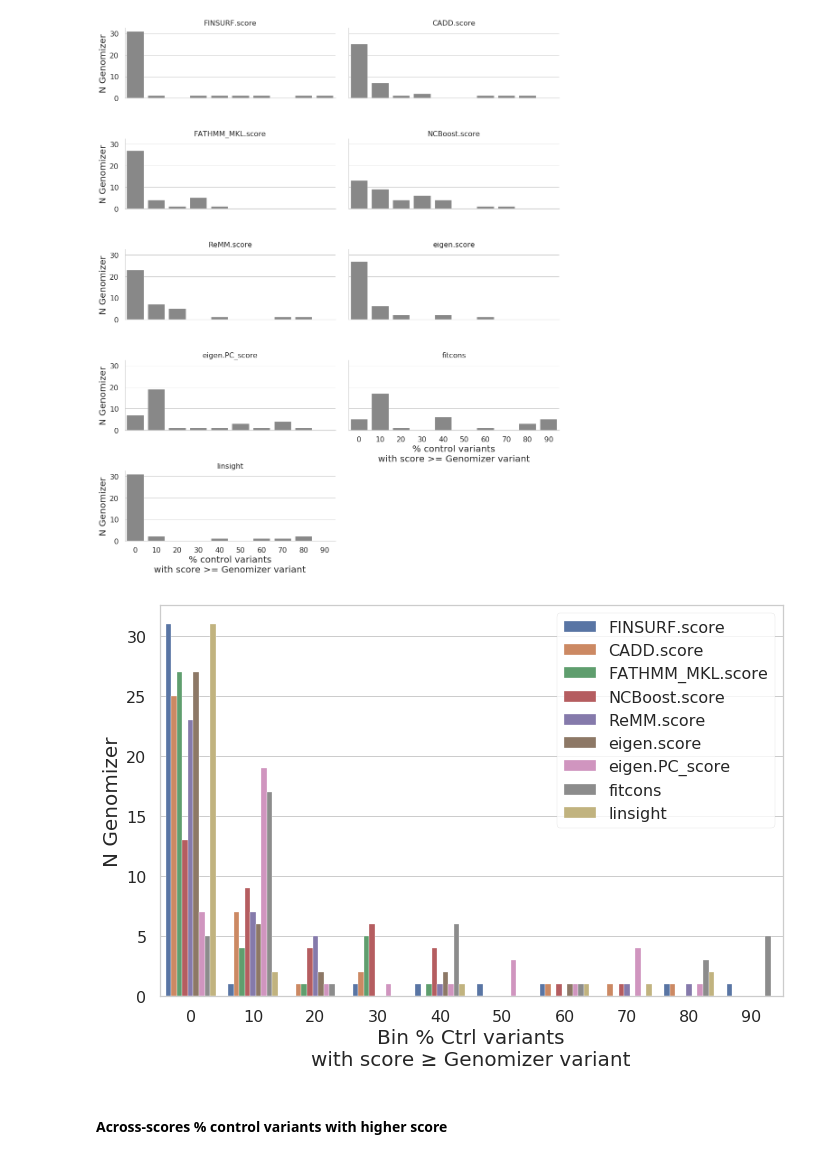
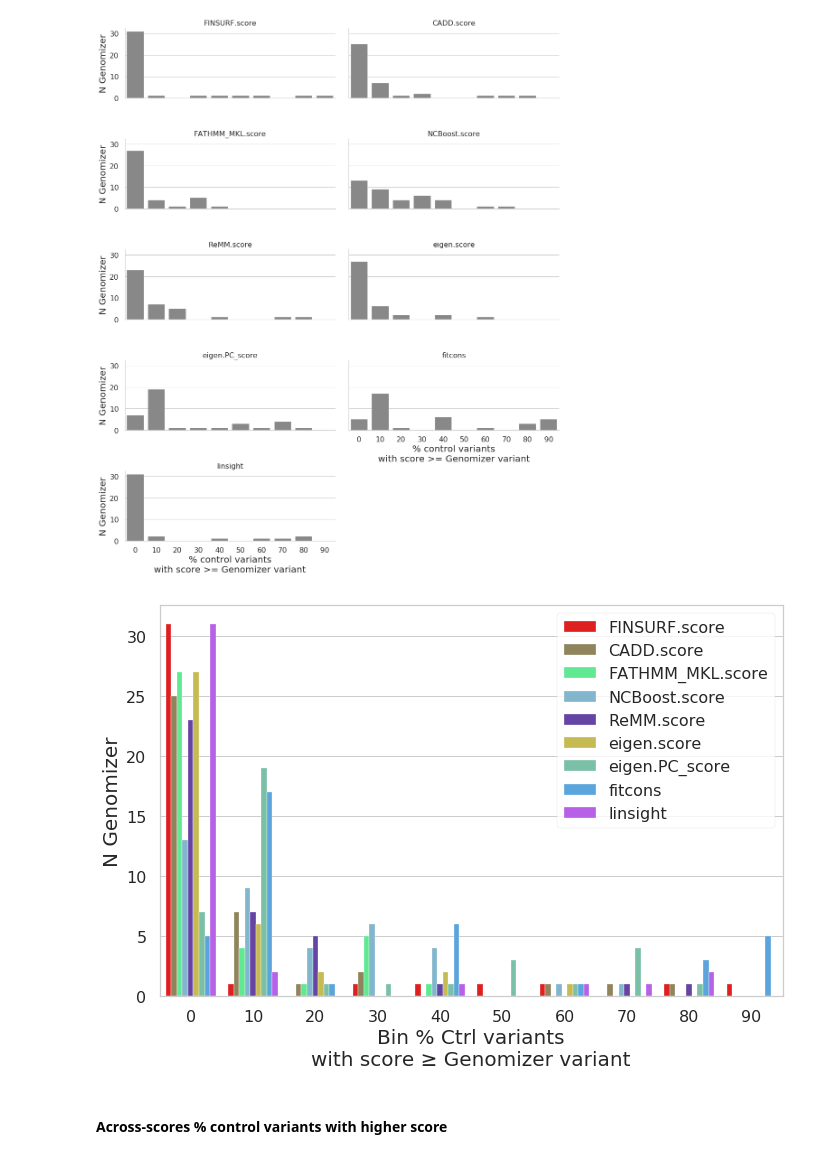
Before and after one commit to DyogenIBENS/FINSURF, a Jupyter notebook: notebooks_train/non-HGMD-Genomizer_ranks_diseases_visualization.ipynb, the cells around one changed output. Cells and saved outputs as stored; diff of their text form; code cells hidden in the pictures.

```diff
--- a/notebooks_train/non-HGMD-Genomizer_ranks_diseases_visualization.ipynb
+++ b/notebooks_train/non-HGMD-Genomizer_ranks_diseases_visualization.ipynb
@@ -1093,7 +1085,8 @@ MIM_615922: N dropped = 168 / 291 (57.73%)
 # %%
 tmp = pd.concat(list(processed_tables_variants.values()))
 
-tmp = tmp.loc[:,["#chrom","pos","ref","alt","gene","omim","row_id","extracted_biotype","association_to_disease_gene"]+\
+tmp = tmp.loc[:,["#chrom","pos","ref","alt","gene","omim",
+                 "row_id","extracted_biotype","association_to_disease_gene"]+\
                   ["score"]+\
                   score_columns
                ].copy()
@@ -1158,21 +1151,22 @@ plt.show()
 # %%
 fig = plt.figure(figsize=(10,7))
 ax1=fig.add_subplot(1,1,1)
 
 sns.barplot(
     data=cts_binned_per_score.reset_index().astype(int).melt(id_vars="index"),
     x="index",
     y="value",
     hue="variable",
+    palette=score_to_color,
     ax=ax1
 )
 ax1.set_ylabel("N Genomizer")
 ax1.set_xlabel("Bin % Ctrl variants\nwith score ≥ Genomizer variant")
 ax1.legend(bbox_to_anchor=(1,1))
 
 plt.show()
 # %% [output]
-[figure, old version]
+[figure, new version]
 # %% [markdown]
 #### Across-scores % control variants with higher score
 # %% [markdown]
```
Also changed, not shown: parts of 23 cells of this notebook.
